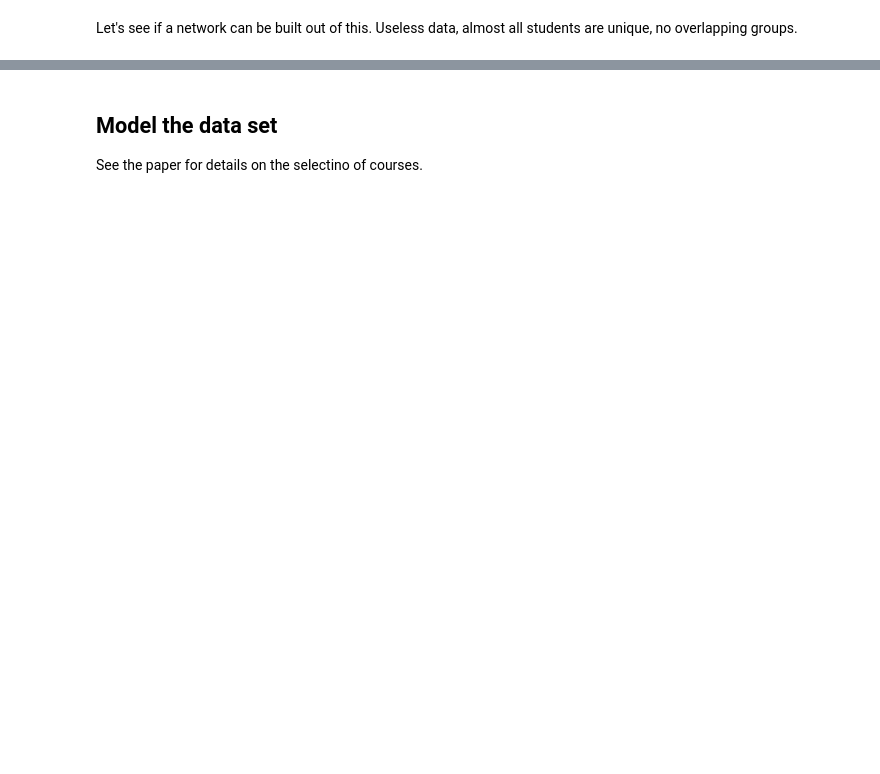
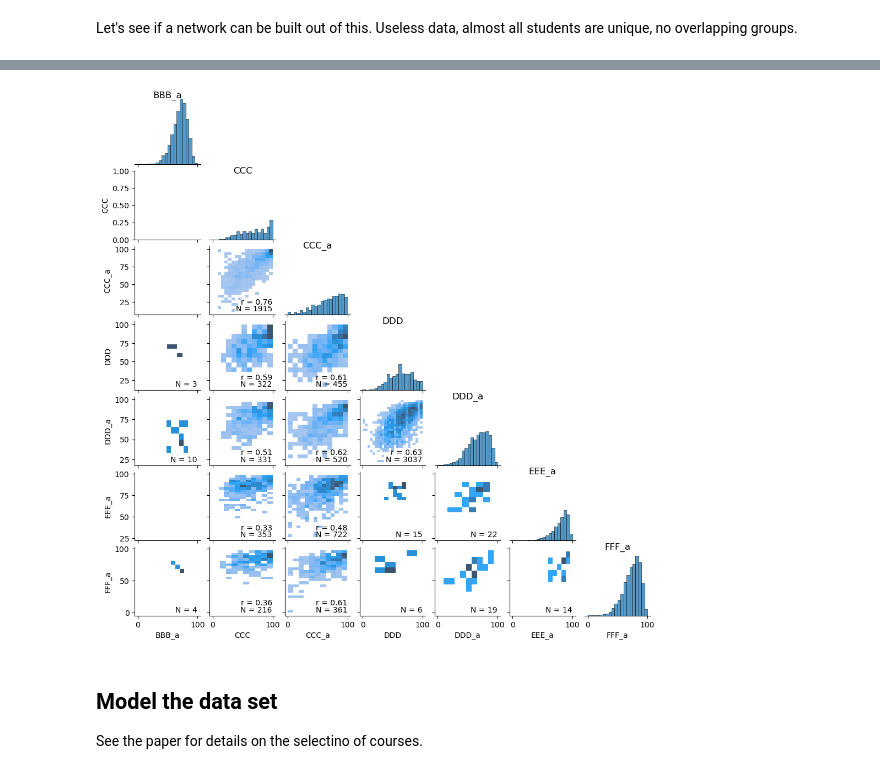
Before and after one commit to harcel/BGM_CourseNetworks, a Jupyter notebook: ModelingCourseNetworks.ipynb, the cells around one changed output, grey strips where cells are left out. Cells and saved outputs as stored; diff of their text form; code cells hidden in the pictures; blank space fills up the shorter version.

```diff
--- a/ModelingCourseNetworks.ipynb
+++ b/ModelingCourseNetworks.ipynb
@@ -182,3 +309,68 @@ for ax, col in zip(np.diag(g.axes), for_sns.columns):
+# %%
+numbers = []
+for e in nw.edges.data():
+    numbers.append(e[2]['nstudents'])
+nums = np.array(numbers)
+maxnum = nums.max()
+
+from scipy.stats import pearsonr
+def reg_coef(x,y,label=None,color=None,**kwargs):
+    ax = plt.gca()
+    try:
+        filt = (x.notna() & y.notna())
+        r,p = pearsonr(x[filt],y[filt])
+        n = filt.sum()
+        if n>30:
+            ax.annotate(f'r = {r:.2f}', xy=(0.95,0.15), xycoords='axes fraction', ha='right')
+        ax.annotate(f'N = {n}', xy=(0.95,0.05), xycoords='axes fraction', ha='right')
+    except:
+        pass
+
+def corrdot(*args, maxnum=maxnum, **kwargs):
+    filt = (args[0].notna() & args[1].notna())
+    corr_r = args[0][filt].corr(args[1][filt], 'pearson')
+    if not corr_r < 2: return
+    font_size = 25*filt.sum() / maxnum + 10
+    corr_text = round(corr_r, 2)
+    ax = plt.gca()
+    alpha = abs(corr_r) * 9/10 + .1
+    ax.annotate(corr_text, [.5, .5,],  xycoords="axes fraction",
+                ha='center', va='center', fontsize=font_size, alpha=alpha)
+
+
+def scatter_or_density(*args, **kwargs):
+    N = (args[0].notna() & args[1].notna()).sum()
+    if N < 100: return sns.scatterplot(x=args[0], y=args[1])
+    else: return sns.kdeplot(x=args[0], y=args[1])
+
+g = sns.PairGrid(for_sns, corner=True)
+g.fig.set_size_inches(10,10)
+# g.map_lower(sns.scatterplot, alpha=0.2)
+# g.map_lower(scatter_or_density)
+g.map_lower(sns.histplot)
+g.map_lower(reg_coef)
+
+g.map_diag(sns.histplot, bins=np.arange(0,101, 5))
+# g.map_upper(corrdot)
+# g.fig.subplots_adjust(wspace=0, hspace=0)
+
+# Remove axis labels
+# for ax in g.axes.flatten():
+#     ax.set_ylabel('')
+#     ax.set_xlabel('')
+#     ax.set_xlim(0,100)
+#     ax.set_ylim(0,100)
+#     ax.set_xticks([50,100])
+#     ax.set_xticklabels([50, 100], fontsize=14)
+#     ax.set_yticks([50,100])
+#     ax.set_yticklabels([50, 100], fontsize=14)
+
+# # Add titles to the diagonal axes/subplots
+for ax, col in zip(np.diag(g.axes), for_sns.columns):
+    ax.set_title(col, y=0.9, fontsize=12)
+g.savefig('figures/OU_pairplot_rev.png')
+# %% [output]
+[figure, added]
 # %% [markdown]
 ## Model the data set
 
```
Also changed, not shown: parts of 12 cells of this notebook, 6 other files.
